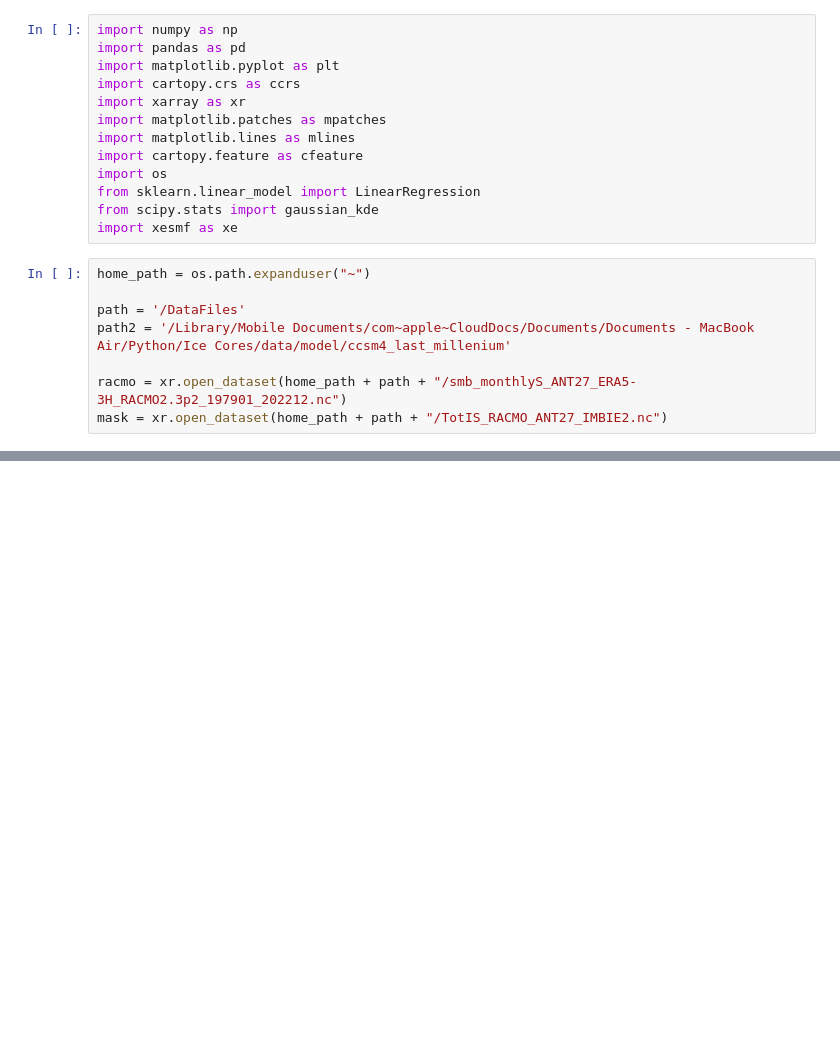
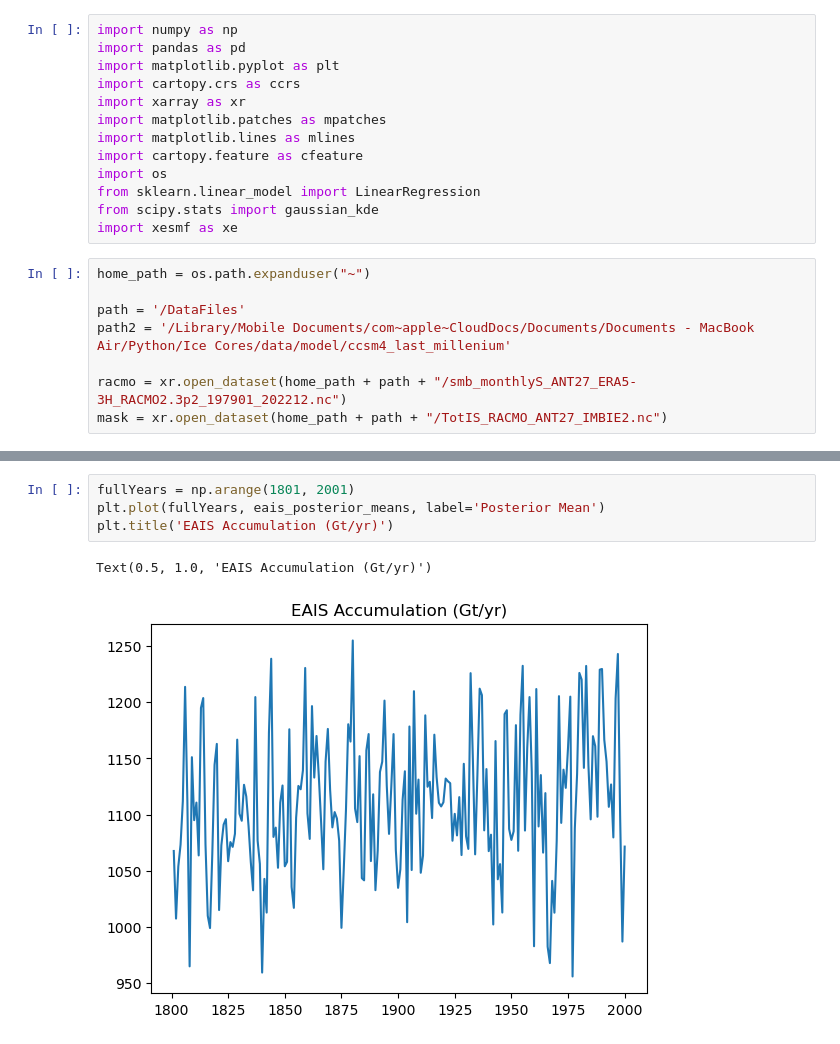
Before and after one commit to advikeswaran/metric-reconstruction, a Jupyter notebook: RACMO_ENSRF.ipynb, the cells around one changed output, grey strips where cells are left out. Drawn from its saved outputs; the diff is of its cells as text; blank space fills up the shorter version.

```diff
--- a/RACMO_ENSRF.ipynb
+++ b/RACMO_ENSRF.ipynb
@@ -380,0 +728,7 @@ plt.legend()
+# %%
+fullYears = np.arange(1801, 2001)
+plt.plot(fullYears, eais_posterior_means, label='Posterior Mean')
+plt.title('EAIS Accumulation (Gt/yr)')
+# %% [output]
+Text(0.5, 1.0, 'EAIS Accumulation (Gt/yr)')
+[figure, added]
```
Also changed, not shown: parts of 21 cells of this notebook.
